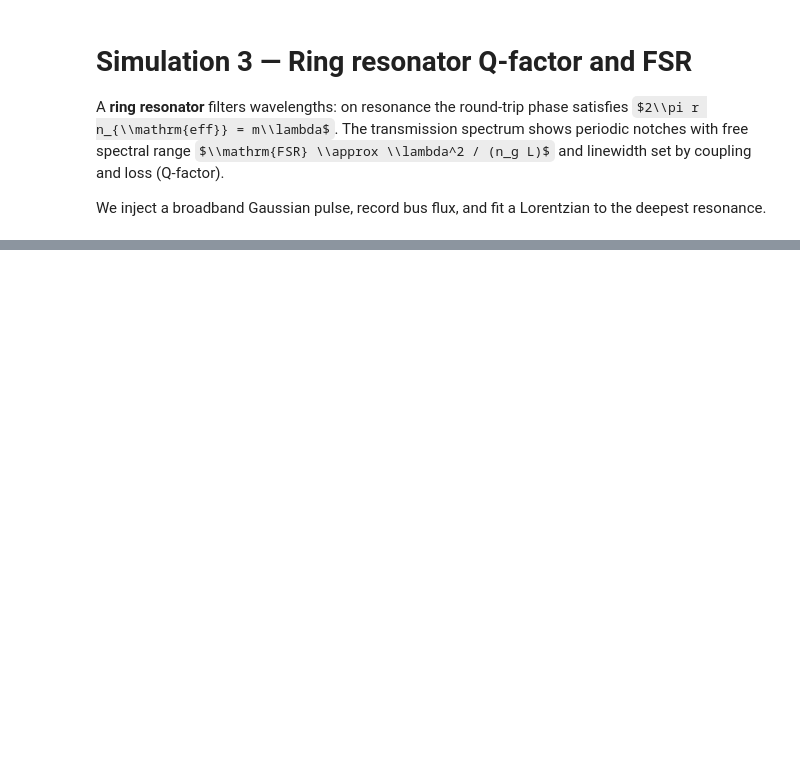
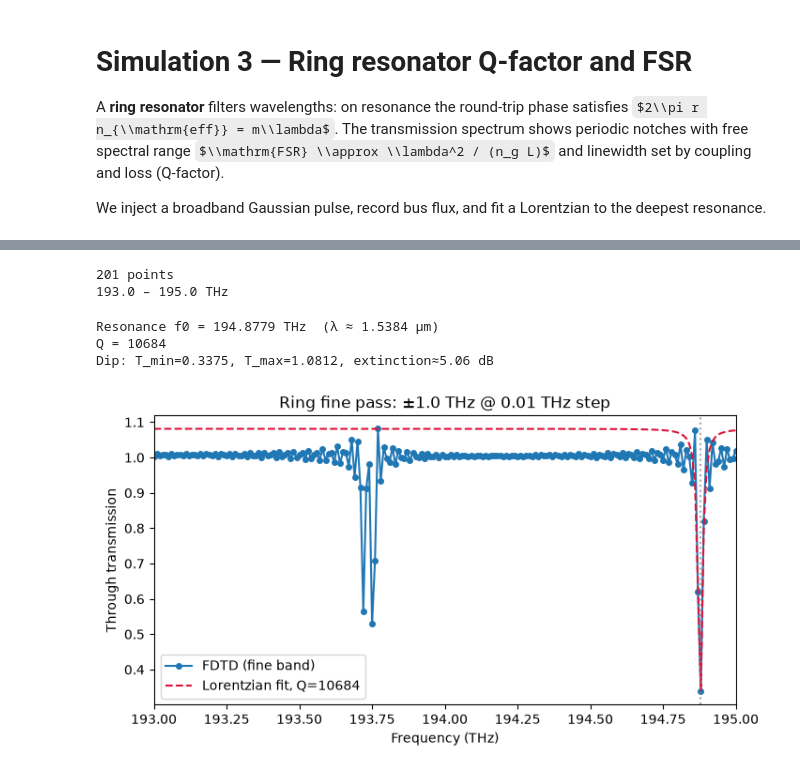
Before and after one commit to Shahbaz-z/fdtd-pic-simulations, a Jupyter notebook: notebooks/03_ring_q_factor.ipynb, the cells around one changed output, grey strips where cells are left out. Cells and saved outputs as stored; diff of their text form; code cells hidden in the pictures; some formulas as TeX source; blank space fills up the shorter version.

```diff
--- a/notebooks/03_ring_q_factor.ipynb
+++ b/notebooks/03_ring_q_factor.ipynb
@@ -113,0 +461,48 @@ Gap controls bus–ring coupling and therefore Q. Compare simulated FSR and Q to
+# %%
+import os
+from pathlib import Path
+import tidy3d as td
+if Path.cwd().name == "notebooks":
+    os.chdir(Path.cwd().parent)
+CACHE = ".tidy3d_cache/ring_finer.hdf5"
+sim_data_fine = td.SimulationData.from_file(
+    CACHE,
+    monitor_names=["flux_in", "flux_out"],  # skip heavy field_xy
+)
+from fdtd_pic.ring import extract_transmission_spectrum
+freqs, transmission = extract_transmission_spectrum(sim_data_fine)
+print(len(freqs), "points")
+print(freqs.min()/1e12, "–", freqs.max()/1e12, "THz")
+# %% [output]
+201 points
+193.0 – 195.0 THz
+# %%
+fit = fit_resonance(freqs, transmission)
+T_min = float(transmission.min())
+T_max = float(transmission.max())
+extinction_db = -10.0 * np.log10(max(T_min, 1e-12) / max(T_max, 1e-12))
+wl_res_um = 299_792_458.0 / fit.f0 * 1e6
+
+print(f"Resonance f0 = {fit.f0 / 1e12:.4f} THz  (λ ≈ {wl_res_um:.4f} µm)")
+print(f"Q = {fit.q_factor:.0f}")
+print(f"Dip: T_min={T_min:.4f}, T_max={T_max:.4f}, extinction≈{extinction_db:.2f} dB")
+# %% [output]
+Resonance f0 = 194.8779 THz  (λ ≈ 1.5384 µm)
+Q = 10684
+Dip: T_min=0.3375, T_max=1.0812, extinction≈5.06 dB
+# %%
+T_fit = T_max - lorentzian(freqs, fit.f0, fit.gamma, fit.amplitude)
+
+fig, ax = plt.subplots(figsize=(8, 4))
+ax.plot(freqs / 1e12, transmission, "o-", ms=4, label="FDTD (fine band)")
+ax.plot(freqs / 1e12, T_fit, "--", color="crimson", label=f"Lorentzian fit, Q={fit.q_factor:.0f}")
+ax.axvline(fit.f0 / 1e12, color="gray", ls=":", alpha=0.7)
+ax.set_xlim(freqs.min() / 1e12, freqs.max() / 1e12)
+ax.set_xlabel("Frequency (THz)")
+ax.set_ylabel("Through transmission")
+ax.set_title(f"Ring fine pass: ±{DF_THZ} THz @ {DF_STEP_THZ} THz step")
+ax.legend()
+save_figure(fig, "assets/ring_fine_transmission.png")
+plt.show()
+# %% [output]
+[figure, added]
```
Also changed, not shown: parts of 14 cells of this notebook, 8 other files.
